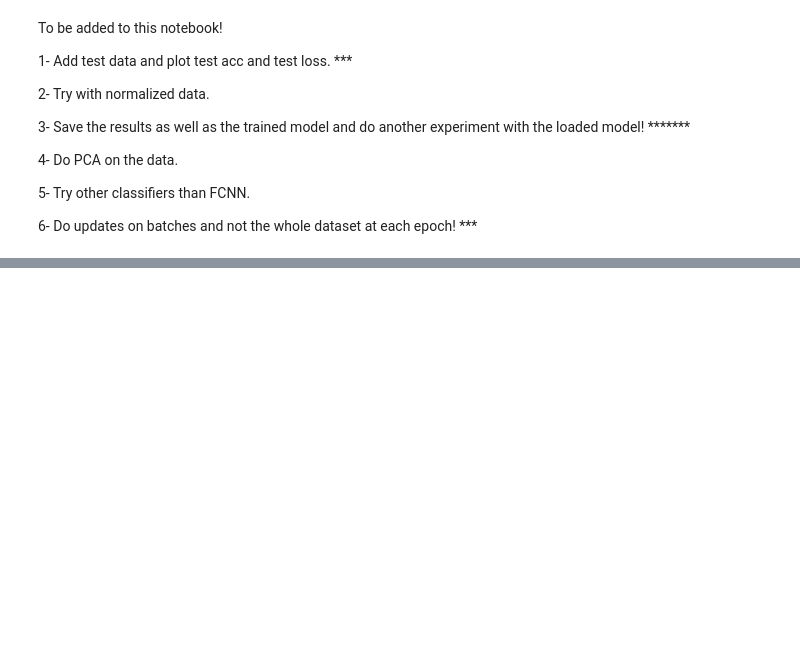
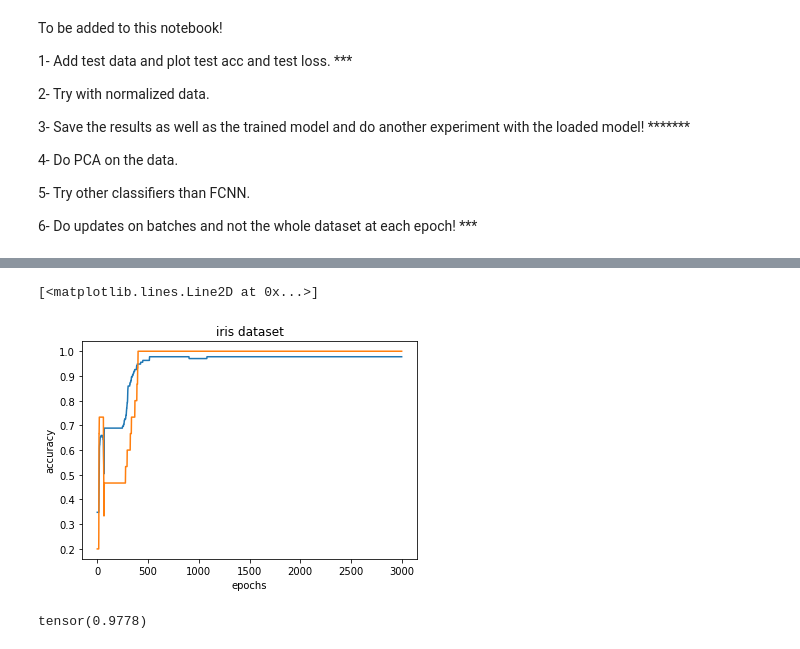
Before and after one commit to Beh-noush/General-Python, a Jupyter notebook: FCNN.ipynb, the cells around one changed output, grey strips where cells are left out. Cells and saved outputs as stored; diff of their text form; code cells hidden in the pictures; blank space fills up the shorter version.

```diff
--- a/FCNN.ipynb
+++ b/FCNN.ipynb
@@ -188,0 +198,4 @@ To be added to this notebook!
+# %%
+train_test_separated = model_selection.train_test_split(iris.data,iris.target, test_size = .1, random_state = 0)
+# %%
+train_data, test_data,train_label,test_label = train_test_separated
@@ -188,0 +218,47 @@ To be added to this notebook!
+# %%
+#Now, we can complete the experiment.
+epochs = range(3000)
+loss = nn.CrossEntropyLoss()
+optimizer = torch.optim.Adam(my_net.parameters(), lr=1e-3)
+iris_train = iris_train.float()
+iris_test = iris_test.float()
+#iris_labels_torch = torch.from_numpy(iris.target)
+iris_train.requires_grad = True
+train_acc_list = []
+train_loss_list = []
+test_acc_list = []
+test_loss_list = []
+
+for e in epochs:
+   optimizer.zero_grad()
+   output = my_net.forward(iris_train)
+   predictions = torch.argmax(output, axis = 1)
+   iris_loss = loss(output, iris_train_labels)
+   iris_loss.backward()
+   optimizer.step()
+   accuracy = (predictions==iris_train_labels).float().mean()
+   train_acc_list.append(accuracy)
+   train_loss_list.append(iris_loss)
+
+   test_output = my_net.forward(iris_test)
+   test_preds = torch.argmax(test_output, axis = 1)
+   iris_test_loss = loss(test_output, iris_test_labels)
+   test_acc = (test_preds == iris_test_labels).float().mean()
+   test_acc_list.append(test_acc)
+   test_loss_list.append(iris_test_loss)
+# %%
+import matplotlib.pyplot as plt
+
+plt.plot(epochs, train_acc_list)
+plt.xlabel('epochs')
+plt.ylabel('accuracy')
+plt.title('iris dataset')
+
+plt.plot(epochs, test_acc_list)
+# %% [output]
+[<matplotlib.lines.Line2D at 0x...>]
+[figure, added]
+# %%
+accuracy
+# %% [output]
+tensor(0.9778)
```
Also changed, not shown: parts of 10 cells of this notebook.
